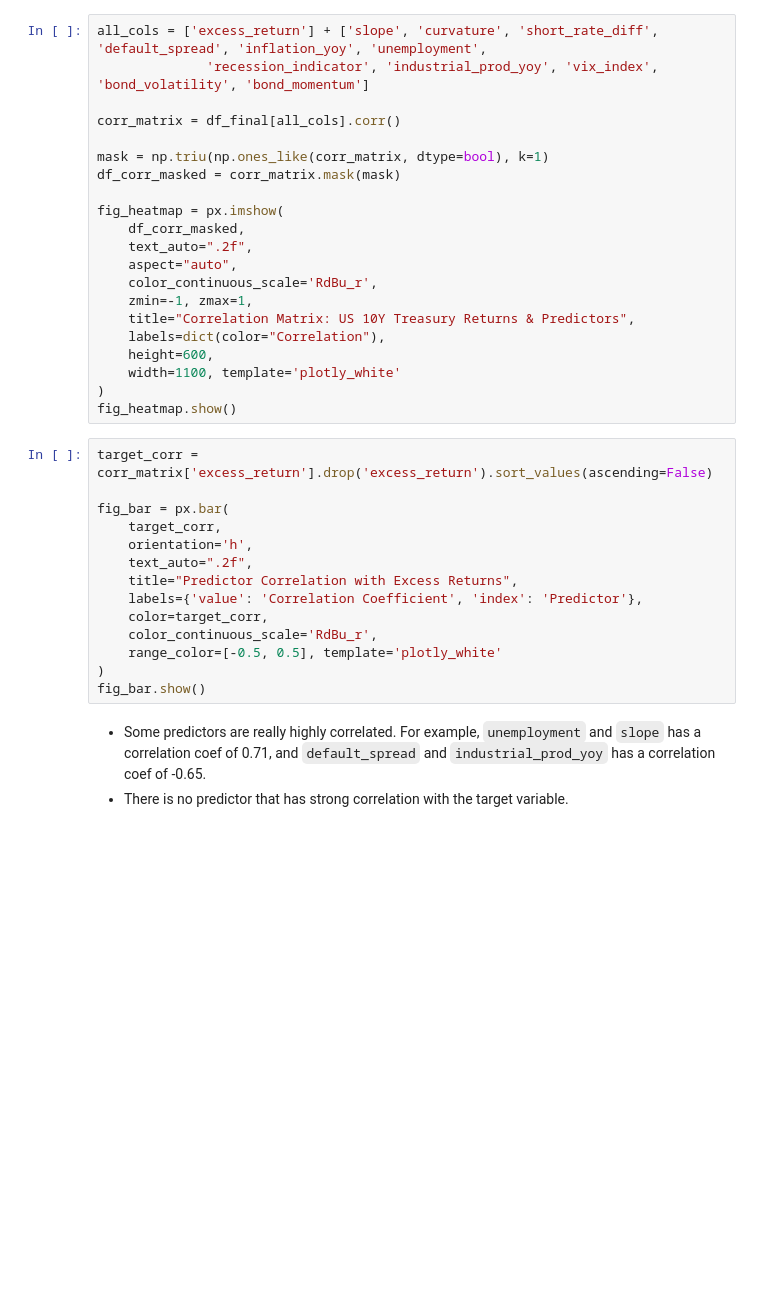
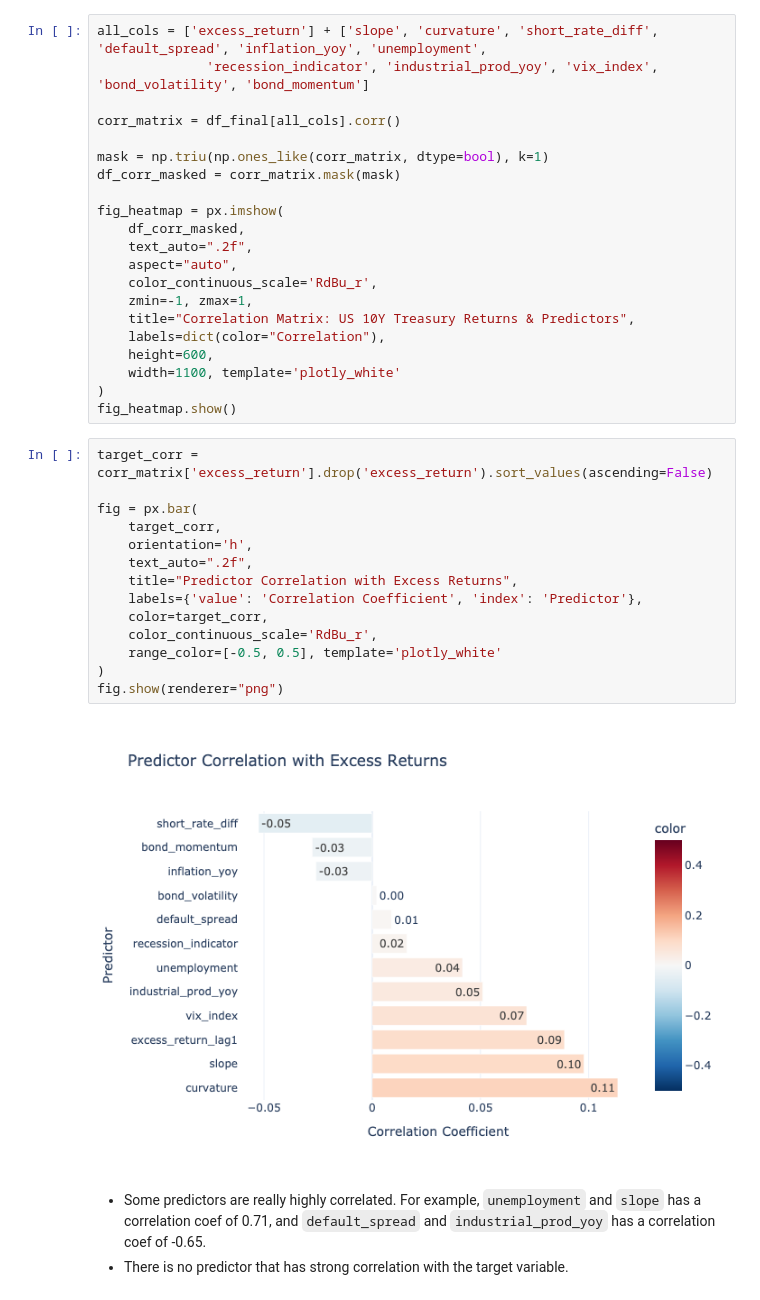
Before and after one commit to nurulputri/Big-Data_US-Treasury-Bonds-Return-Prediction, a Jupyter notebook: US Treasury Bond Return Prediction.ipynb, the cells around one changed output. Cells and saved outputs as stored; diff of their text form; blank space fills up the shorter version.

```diff
--- a/US Treasury Bond Return Prediction.ipynb
+++ b/US Treasury Bond Return Prediction.ipynb
@@ -573,17 +580,19 @@ fig_heatmap.show()
 # %%
 target_corr = corr_matrix['excess_return'].drop('excess_return').sort_values(ascending=False)
 
-fig_bar = px.bar(
+fig = px.bar(
     target_corr,
     orientation='h',
     text_auto=".2f",
     title="Predictor Correlation with Excess Returns",
     labels={'value': 'Correlation Coefficient', 'index': 'Predictor'},
     color=target_corr,
     color_continuous_scale='RdBu_r',
     range_color=[-0.5, 0.5], template='plotly_white'
 )
-fig_bar.show()
+fig.show(renderer="png")
+# %% [output]
+[figure, added]
 # %% [markdown]
 - Some predictors are really highly correlated. For example, `unemployment` and `slope` has a correlation coef of 0.71, and `default_spread` and `industrial_prod_yoy` has a correlation coef of -0.65.
 - There is no predictor that has strong correlation with the target variable.
```
Also changed, not shown: parts of 42 cells of this notebook, 1 other file.
